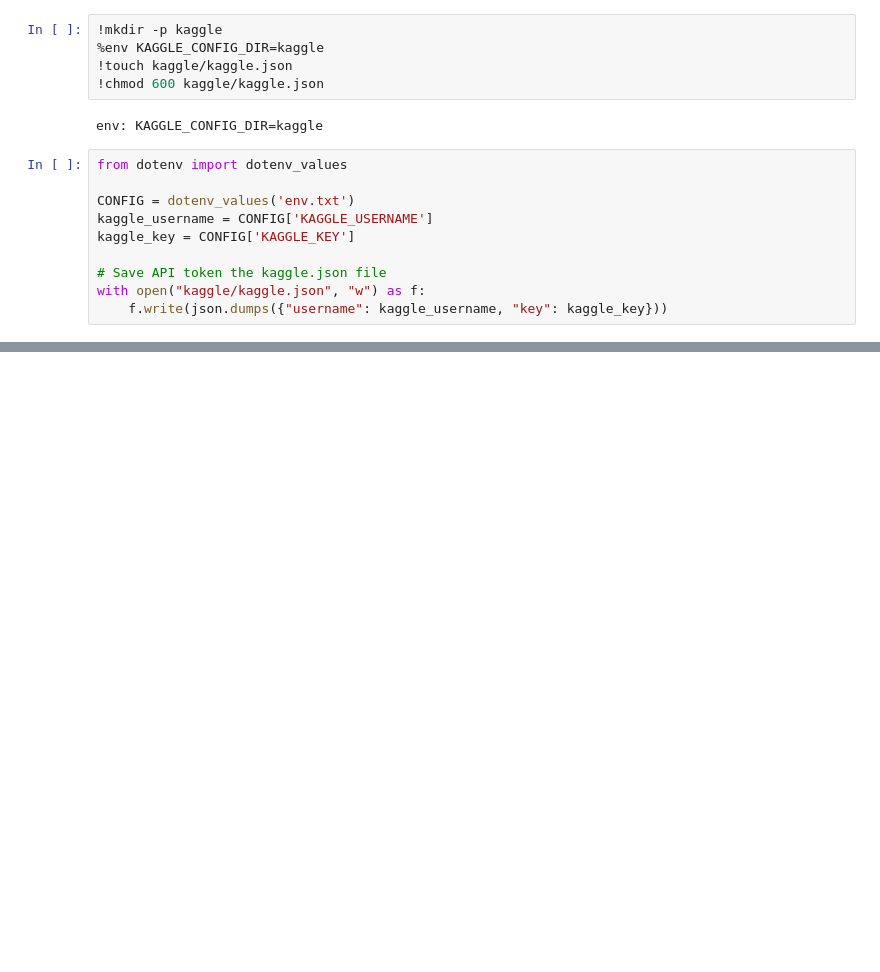
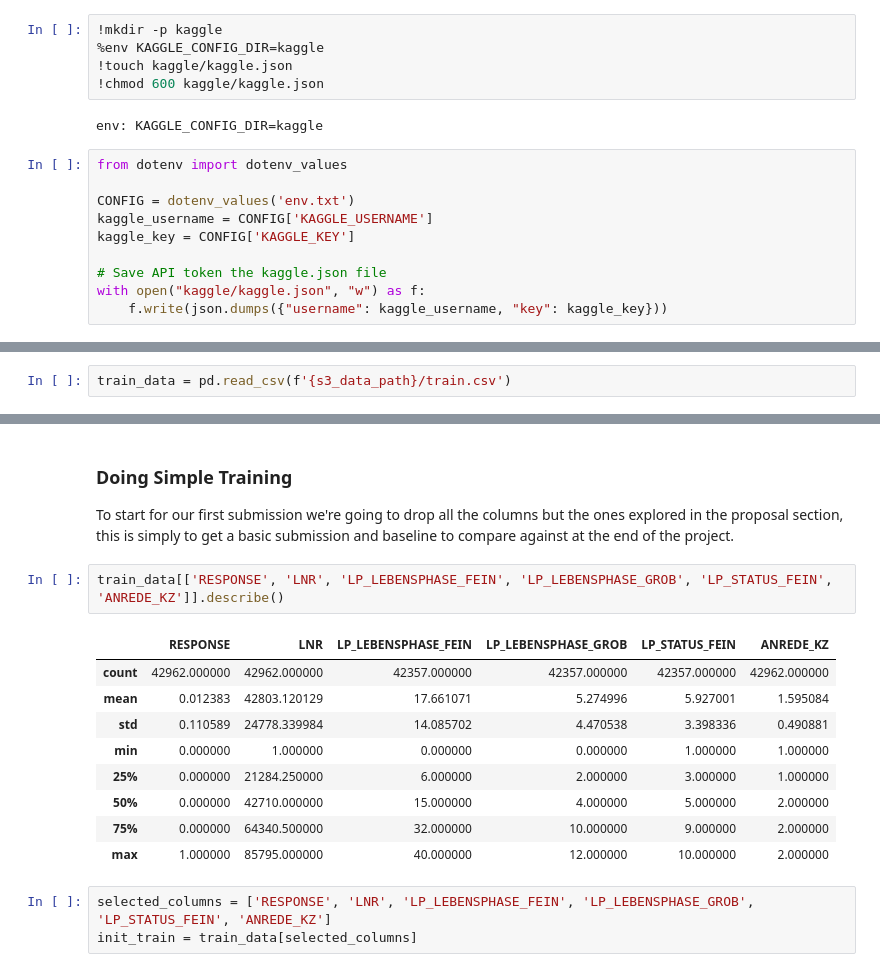
Before and after one commit to djarrin/arvato-ml-captstone, a Jupyter notebook: project_workbook.ipynb, the cells around one changed output, grey strips where cells are left out. Drawn from its saved outputs; the diff is of its cells as text; blank space fills up the shorter version.

```diff
--- a/project_workbook.ipynb
+++ b/project_workbook.ipynb
@@ -76,0 +81,2 @@ with open("kaggle/kaggle.json", "w") as f:
+# %%
+train_data = pd.read_csv(f'{s3_data_path}/train.csv')
@@ -76,0 +108,18 @@ with open("kaggle/kaggle.json", "w") as f:
+# %% [markdown]
+### Doing Simple Training
+To start for our first submission we're going to drop all the columns but the ones explored in the proposal section, this is simply to get a basic submission and baseline to compare against at the end of the project.
+# %%
+train_data[['RESPONSE', 'LNR', 'LP_LEBENSPHASE_FEIN', 'LP_LEBENSPHASE_GROB', 'LP_STATUS_FEIN', 'ANREDE_KZ']].describe()
+# %% [output]
+|  | RESPONSE | LNR | LP_LEBENSPHASE_FEIN | LP_LEBENSPHASE_GROB | LP_STATUS_FEIN | ANREDE_KZ |
+| count | 42962.000000 | 42962.000000 | 42357.000000 | 42357.000000 | 42357.000000 | 42962.000000 |
+| mean | 0.012383 | 42803.120129 | 17.661071 | 5.274996 | 5.927001 | 1.595084 |
+| std | 0.110589 | 24778.339984 | 14.085702 | 4.470538 | 3.398336 | 0.490881 |
+| min | 0.000000 | 1.000000 | 0.000000 | 0.000000 | 1.000000 | 1.000000 |
+| 25% | 0.000000 | 21284.250000 | 6.000000 | 2.000000 | 3.000000 | 1.000000 |
+| 50% | 0.000000 | 42710.000000 | 15.000000 | 4.000000 | 5.000000 | 2.000000 |
+| 75% | 0.000000 | 64340.500000 | 32.000000 | 10.000000 | 9.000000 | 2.000000 |
+| max | 1.000000 | 85795.000000 | 40.000000 | 12.000000 | 10.000000 | 2.000000 |
+# %%
+selected_columns = ['RESPONSE', 'LNR', 'LP_LEBENSPHASE_FEIN', 'LP_LEBENSPHASE_GROB', 'LP_STATUS_FEIN', 'ANREDE_KZ']
+init_train = train_data[selected_columns]
```
Also changed, not shown: parts of 20 cells of this notebook.
